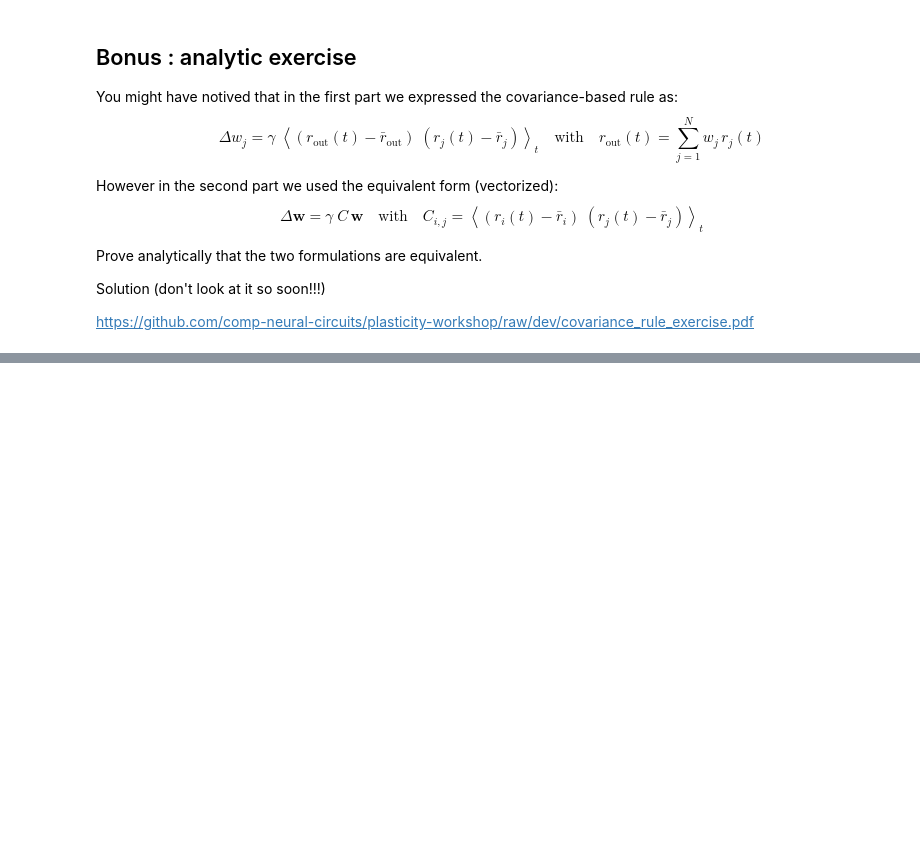
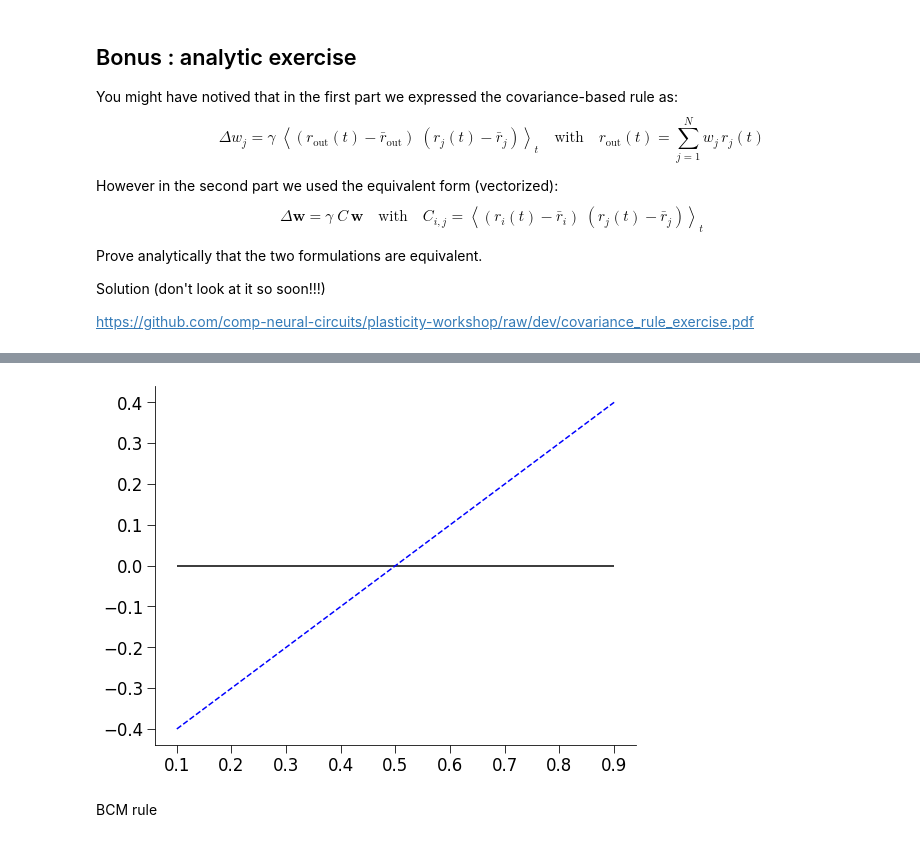
Before and after one commit to comp-neural-circuits/plasticity-workshop, a Jupyter notebook: rate_based.ipynb, the cells around one changed output, grey strips where cells are left out. Saved outputs shown, nothing was run; the diff lists cells and outputs as text; code cells hidden in the pictures; blank space fills up the shorter version.

```diff
--- a/rate_based.ipynb
+++ b/rate_based.ipynb
@@ -887,0 +913,21 @@ https://github.com/comp-neural-circuits/plasticity-workshop/raw/dev/covariance_r
+# %%
+def hebbian_threshold_1synapse(r0, r1, theta):
+    dw = r1 * (r0 - theta)
+    return dw
+# %%
+r1 = 1.
+r0_range = np.arange(0.1, 1., 0.1)
+dw_all = np.zeros(np.shape(r0_range))
+theta = 0.5       # here we can put a slider for theta
+
+for i,r0 in enumerate(r0_range):
+    dw = hebbian_threshold_1synapse(r0, r1, theta)
+    dw_all[i] = dw
+
+plt.plot(r0_range, dw_all, 'b--')
+plt.hlines(0, r0_range[0], r0_range[-1], 'k', '-')
+plt.show()
+# %% [output]
+[figure, added]
+# %% [markdown]
+BCM rule
```
Also changed, not shown: parts of 7 cells of this notebook.
